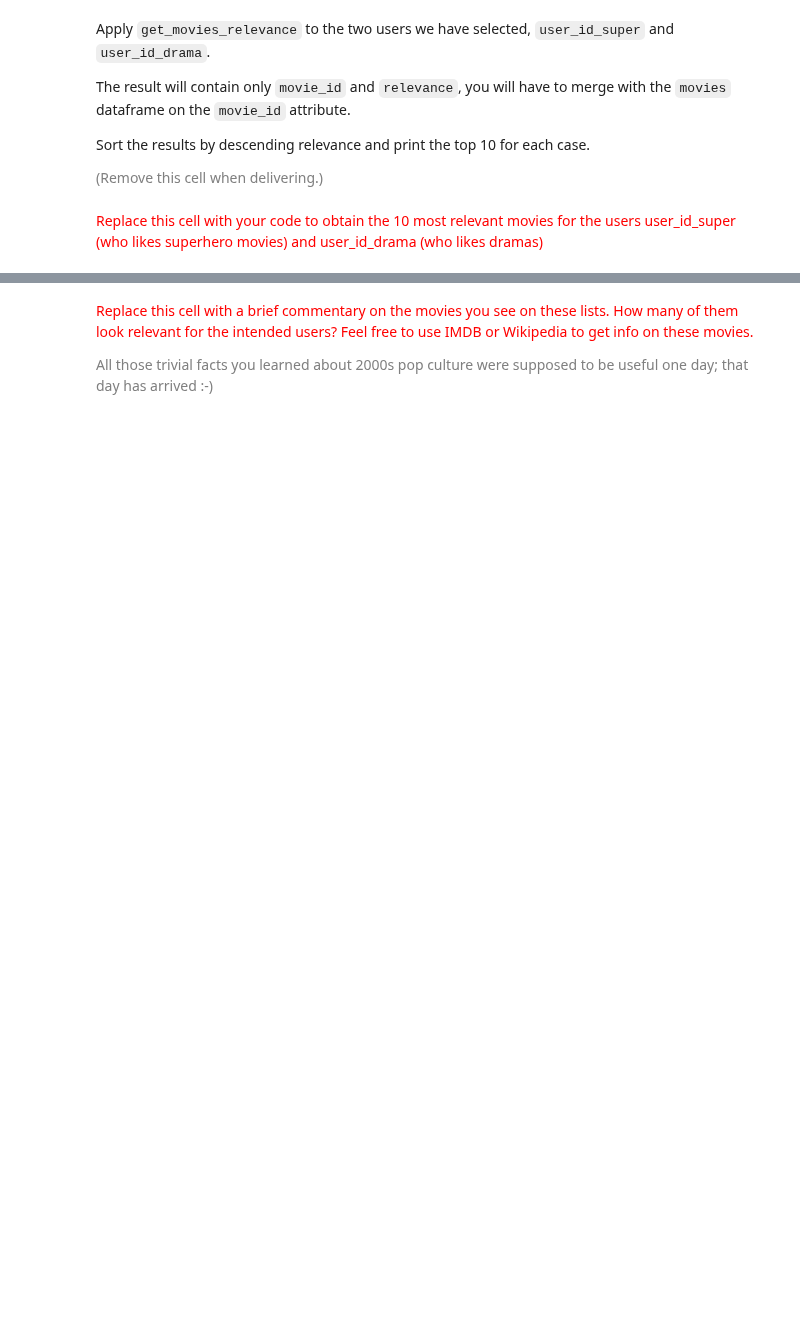
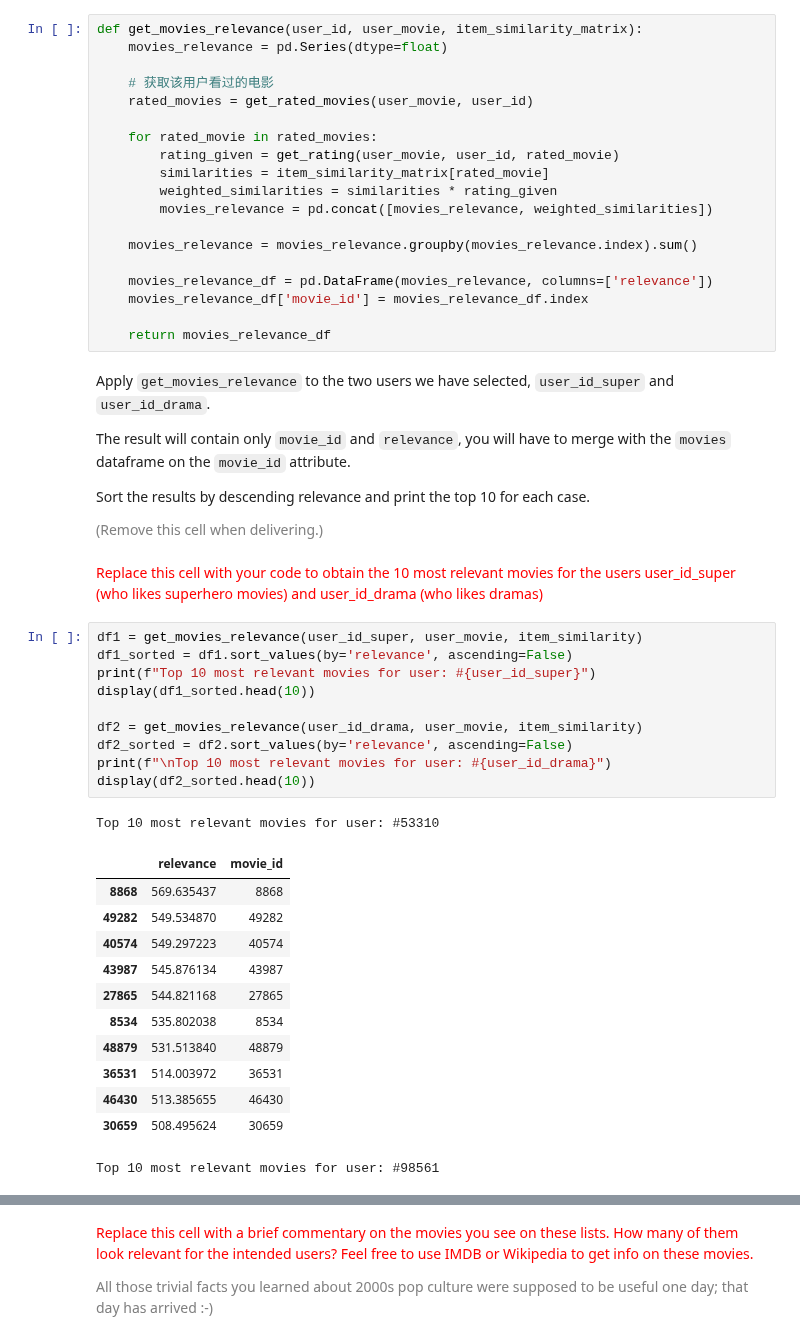
Before and after one commit to zsykk/datamining_2nd, a Jupyter notebook: ps06_item_based_recsys_103.ipynb, the cells around one changed output, grey strips where cells are left out. Saved outputs shown, nothing was run; the diff lists cells and outputs as text; blank space fills up the shorter version.

```diff
--- a/ps06_item_based_recsys_103.ipynb
+++ b/ps06_item_based_recsys_103.ipynb
@@ -867,3 +898,22 @@ def get_movies_relevance(user_id, user_movie, item_similarity_matrix):
+# %%
+def get_movies_relevance(user_id, user_movie, item_similarity_matrix):
+    movies_relevance = pd.Series(dtype=float)
+
+    # 获取该用户看过的电影
+    rated_movies = get_rated_movies(user_movie, user_id)
+
+    for rated_movie in rated_movies:
+        rating_given = get_rating(user_movie, user_id, rated_movie)
+        similarities = item_similarity_matrix[rated_movie]
+        weighted_similarities = similarities * rating_given
+        movies_relevance = pd.concat([movies_relevance, weighted_similarities])
+
+    movies_relevance = movies_relevance.groupby(movies_relevance.index).sum()
+
+    movies_relevance_df = pd.DataFrame(movies_relevance, columns=['relevance'])
+    movies_relevance_df['movie_id'] = movies_relevance_df.index
+
+    return movies_relevance_df
 # %% [markdown]
 Apply `get_movies_relevance` to the two users we have selected, `user_id_super` and `user_id_drama`.
 
@@ -874,3 +924,27 @@ Sort the results by descending relevance and print the top 10 for each case.
 <font size="-1" color="gray">(Remove this cell when delivering.)</font>
 # %% [markdown]
 <font size="+1" color="red">Replace this cell with your code to obtain the 10 most relevant movies for the users user_id_super (who likes superhero movies) and user_id_drama (who likes dramas)</font>
+# %%
+df1 = get_movies_relevance(user_id_super, user_movie, item_similarity)
+df1_sorted = df1.sort_values(by='relevance', ascending=False)
+print(f"Top 10 most relevant movies for user: #{user_id_super}")
+display(df1_sorted.head(10))
+
+df2 = get_movies_relevance(user_id_drama, user_movie, item_similarity)
+df2_sorted = df2.sort_values(by='relevance', ascending=False)
+print(f"\nTop 10 most relevant movies for user: #{user_id_drama}")
+display(df2_sorted.head(10))
+# %% [output]
+Top 10 most relevant movies for user: #53310
+|  | relevance | movie_id |
+| 8868 | 569.635437 | 8868 |
+| 49282 | 549.534870 | 49282 |
+| 40574 | 549.297223 | 40574 |
+| 43987 | 545.876134 | 43987 |
+| 27865 | 544.821168 | 27865 |
+| 8534 | 535.802038 | 8534 |
+| 48879 | 531.513840 | 48879 |
+| 36531 | 514.003972 | 36531 |
+| 46430 | 513.385655 | 46430 |
+| 30659 | 508.495624 | 30659 |
+Top 10 most relevant movies for user: #98561
```
Also changed, not shown: parts of 9 cells of this notebook.
